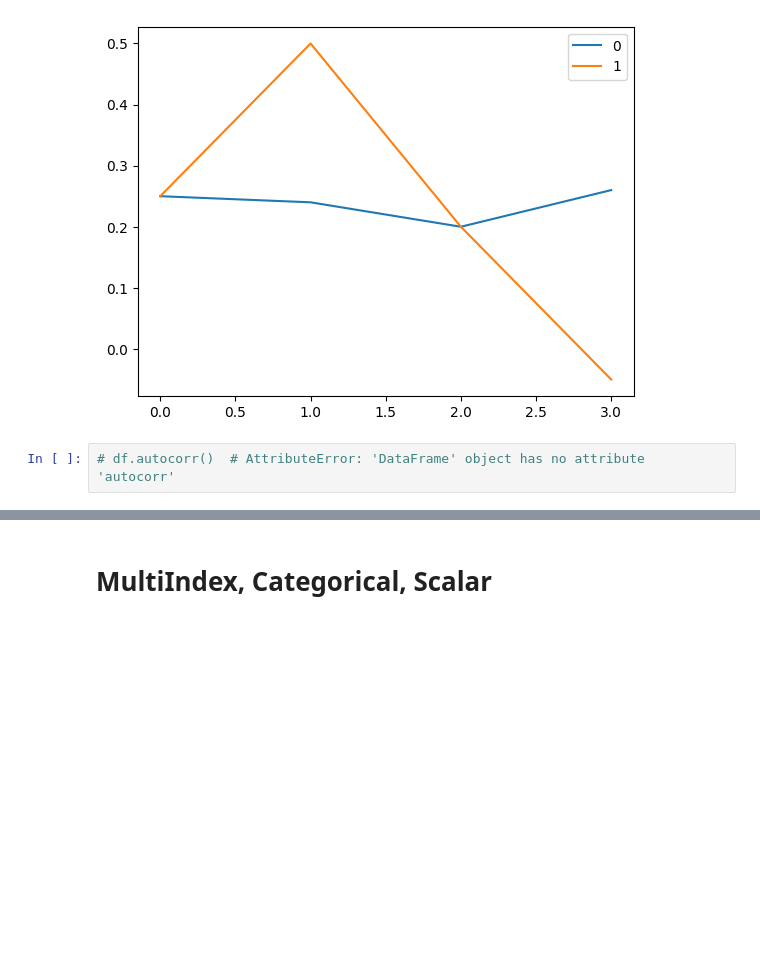
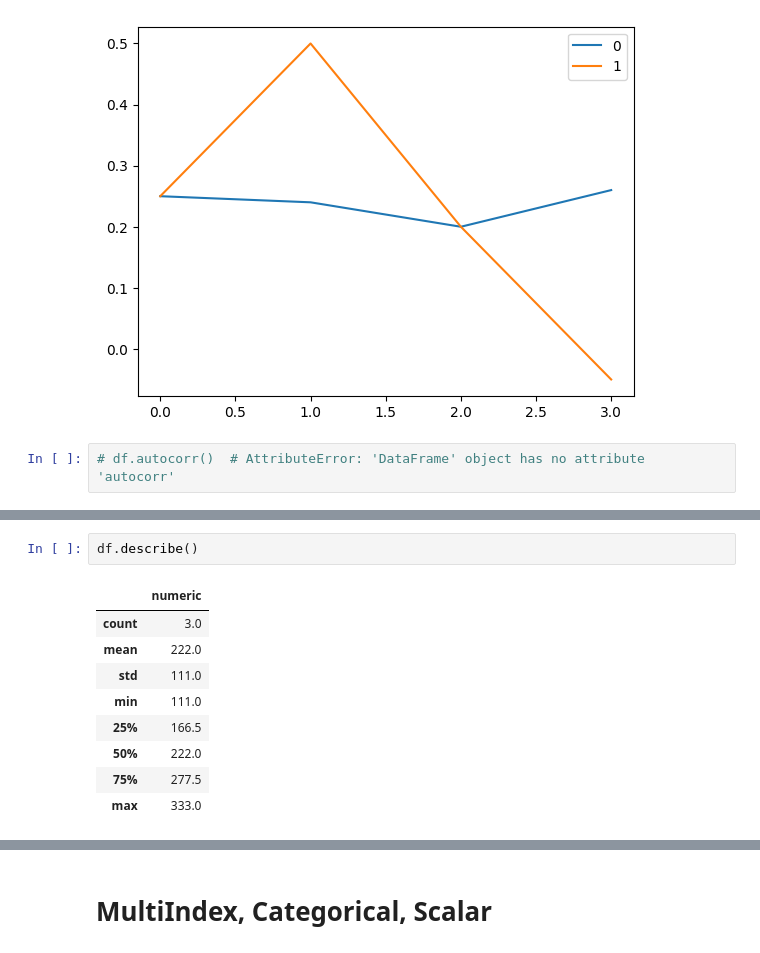
Before and after one commit to rgenius-ru/pandas_lessons, a Jupyter notebook: lessons/Pandas_for_Data_Engineering/part2_new.ipynb, the cells around one changed output, grey strips where cells are left out. Saved outputs shown, nothing was run; the diff lists cells and outputs as text; blank space fills up the shorter version.

```diff
--- a/lessons/Pandas_for_Data_Engineering/part2_new.ipynb
+++ b/lessons/Pandas_for_Data_Engineering/part2_new.ipynb
@@ -2207,0 +2443,12 @@ df.plot()
+# %%
+df.describe()
+# %% [output]
+|  | numeric |
+| count | 3.0 |
+| mean | 222.0 |
+| std | 111.0 |
+| min | 111.0 |
+| 25% | 166.5 |
+| 50% | 222.0 |
+| 75% | 277.5 |
+| max | 333.0 |
```
Also changed, not shown: parts of 36 cells of this notebook.
